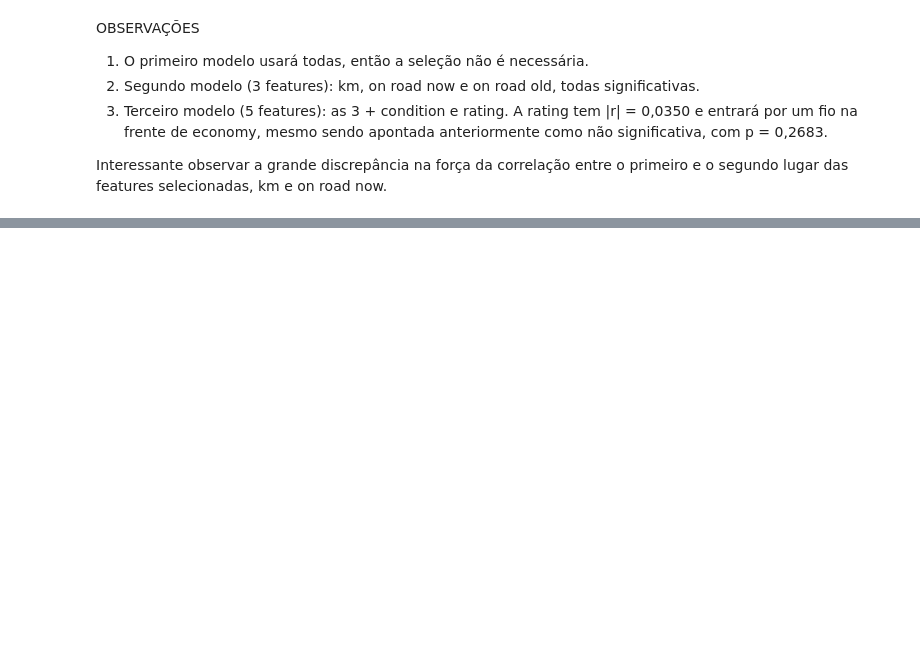
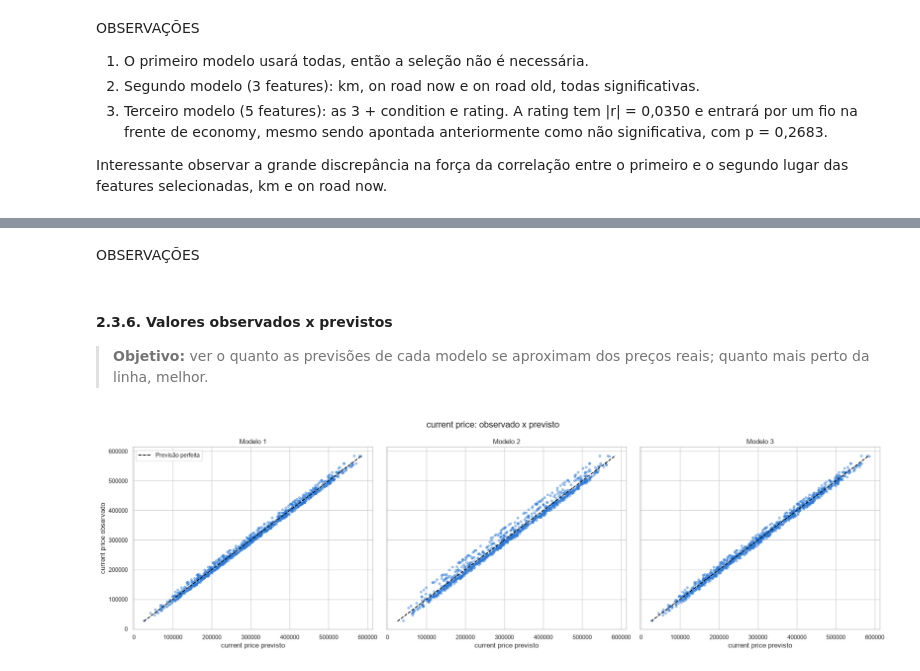
Before and after one commit to joaopdroslv/modelos-de-regressao-pucminas, a Jupyter notebook: Atividades/Lista_1/notebooks/Lista_1 - Análises.ipynb, the cells around one changed output, grey strips where cells are left out. Saved outputs shown, nothing was run; the diff lists cells and outputs as text; code cells hidden in the pictures; blank space fills up the shorter version.

Commit message:
section 2.3 (regression models) of Lista_1 finished

```diff
--- a/Atividades/Lista_1/notebooks/Lista_1 - Análises.ipynb
+++ b/Atividades/Lista_1/notebooks/Lista_1 - Análises.ipynb
@@ -1175,0 +1205,3 @@ Interessante observar a grande discrepância na força da correlação entre o p
+# %%
+modelo_carros_1 = sm.OLS(y_carros, X_carros_1).fit()
+modelo_carros_1.summary(title='Modelo 1 - Todas as variáveis')
@@ -1175,0 +1249,3 @@ Interessante observar a grande discrepância na força da correlação entre o p
+# %%
+modelo_carros_2 = sm.OLS(y_carros, X_carros_2).fit()
+modelo_carros_2.summary(title='Modelo 2 - 3 variáveis mais correlacionadas')
@@ -1175,0 +1284,3 @@ Interessante observar a grande discrepância na força da correlação entre o p
+# %%
+modelo_carros_3 = sm.OLS(y_carros, X_carros_3).fit()
+modelo_carros_3.summary(title='Modelo 3 - 5 variáveis mais correlacionadas')
@@ -1175,0 +1322,10 @@ Interessante observar a grande discrepância na força da correlação entre o p
+# %%
+modelos_carros = {'Modelo 1': modelo_carros_1, 'Modelo 2': modelo_carros_2, 'Modelo 3': modelo_carros_3}
+
+for nome, modelo in modelos_carros.items():
+    coef = modelo.params
+    equacao = f"current price = {coef['const']:.4f}"
+    for coluna in coef.index.drop('const'):
+        sinal = '+' if coef[coluna] >= 0 else '-'
+        equacao += f" {sinal} {abs(coef[coluna]):.4f} * {coluna}"
+    print(f"{nome}: {equacao}\n")
@@ -1175,0 +1338,26 @@ Interessante observar a grande discrepância na força da correlação entre o p
+# %% [markdown]
+OBSERVAÇÕES
+# %% [markdown]
+#### 2.3.6. Valores observados x previstos
+
+> **Objetivo:** ver o quanto as previsões de cada modelo se aproximam dos preços reais; quanto mais perto da linha, melhor.
+# %%
+fig, axes = plt.subplots(1, 3, figsize=(20, 6), sharex=True, sharey=True)
+
+# Mesmos limites nos três gráficos, para a comparação ser justa
+valores = [y_carros] + [modelo.fittedvalues for modelo in modelos_carros.values()]
+limites = [min(v.min() for v in valores), max(v.max() for v in valores)]
+
+for ax, (nome, modelo) in zip(axes, modelos_carros.items()):
+    ax.scatter(modelo.fittedvalues, y_carros, color=cor, alpha=0.4, s=15)
+    ax.plot(limites, limites, color='black', linestyle='--', label='Previsão perfeita')
+    ax.set_title(nome)
+    ax.set_xlabel('current price previsto')
+
+axes[0].set_ylabel('current price observado')
+axes[0].legend()
+fig.suptitle('current price: observado x previsto', fontsize=16)
+plt.tight_layout()
+plt.show()
+# %% [output]
+[figure, added]
```
Also changed, not shown: parts of 16 cells of this notebook.
